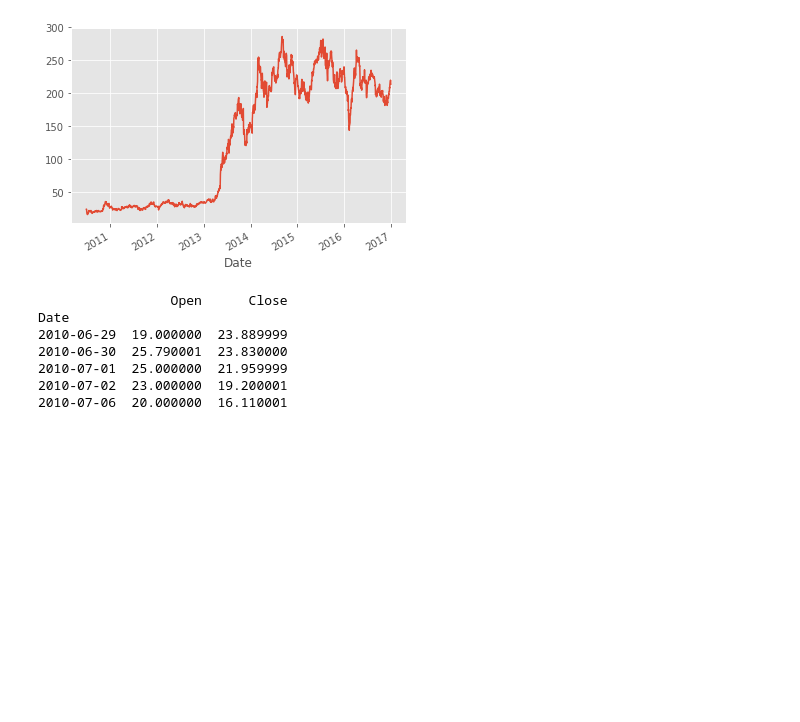
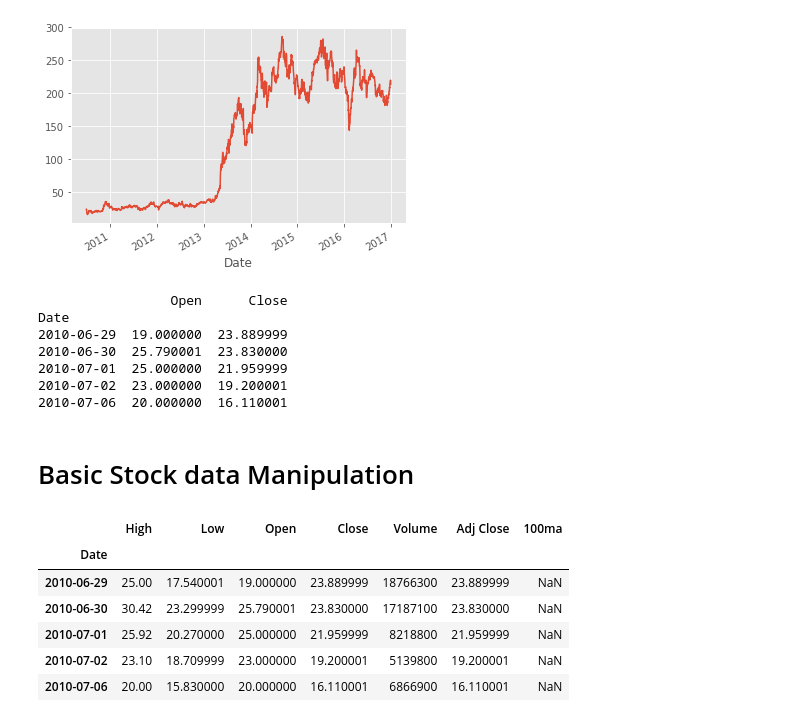
Before and after one commit to ParvYadav/StockMarketPrediction, a Jupyter notebook: Stock Market Prediction.ipynb, the cells around one changed output. Drawn from its saved outputs; the diff is of its cells as text; code cells hidden in the pictures; blank space fills up the shorter version.

Commit message:
Basic Stock data Manipulation

```diff
--- a/Stock Market Prediction.ipynb
+++ b/Stock Market Prediction.ipynb
@@ -88,3 +88,5 @@ Date
 2010-07-01  25.000000  21.959999
 2010-07-02  23.000000  19.200001
 2010-07-06  20.000000  16.110001
+# %% [markdown]
+# Basic Stock data Manipulation
@@ -90,0 +98,11 @@ Date
+# %%
+df.head()
+# we can see NaN because we dont have 99 above values
+# %% [output]
+|  | High | Low | Open | Close | Volume | Adj Close | 100ma |
+| Date |  |  |  |  |  |  |  |
+| 2010-06-29 | 25.00 | 17.540001 | 19.000000 | 23.889999 | 18766300 | 23.889999 | NaN |
+| 2010-06-30 | 30.42 | 23.299999 | 25.790001 | 23.830000 | 17187100 | 23.830000 | NaN |
+| 2010-07-01 | 25.92 | 20.270000 | 25.000000 | 21.959999 | 8218800 | 21.959999 | NaN |
+| 2010-07-02 | 23.10 | 18.709999 | 23.000000 | 19.200001 | 5139800 | 19.200001 | NaN |
+| 2010-07-06 | 20.00 | 15.830000 | 20.000000 | 16.110001 | 6866900 | 16.110001 | NaN |
```
Also changed, not shown: parts of 8 cells of this notebook.
